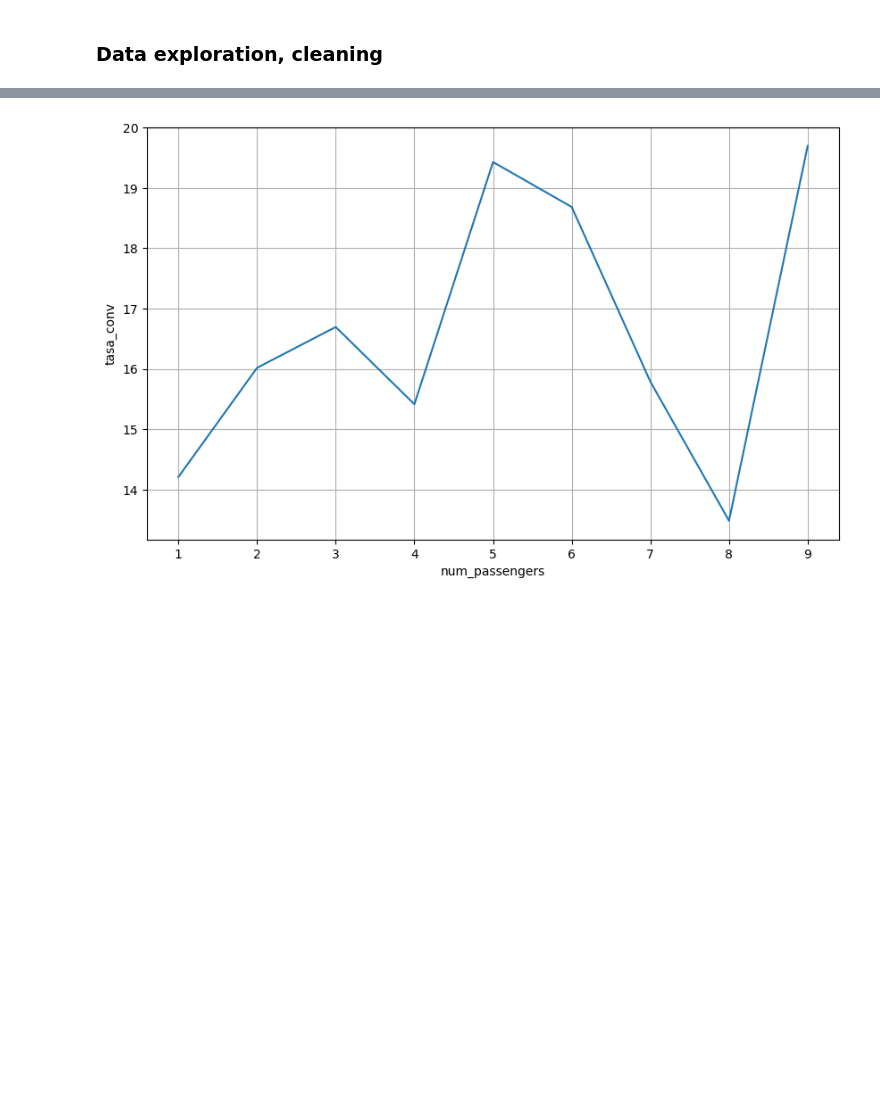
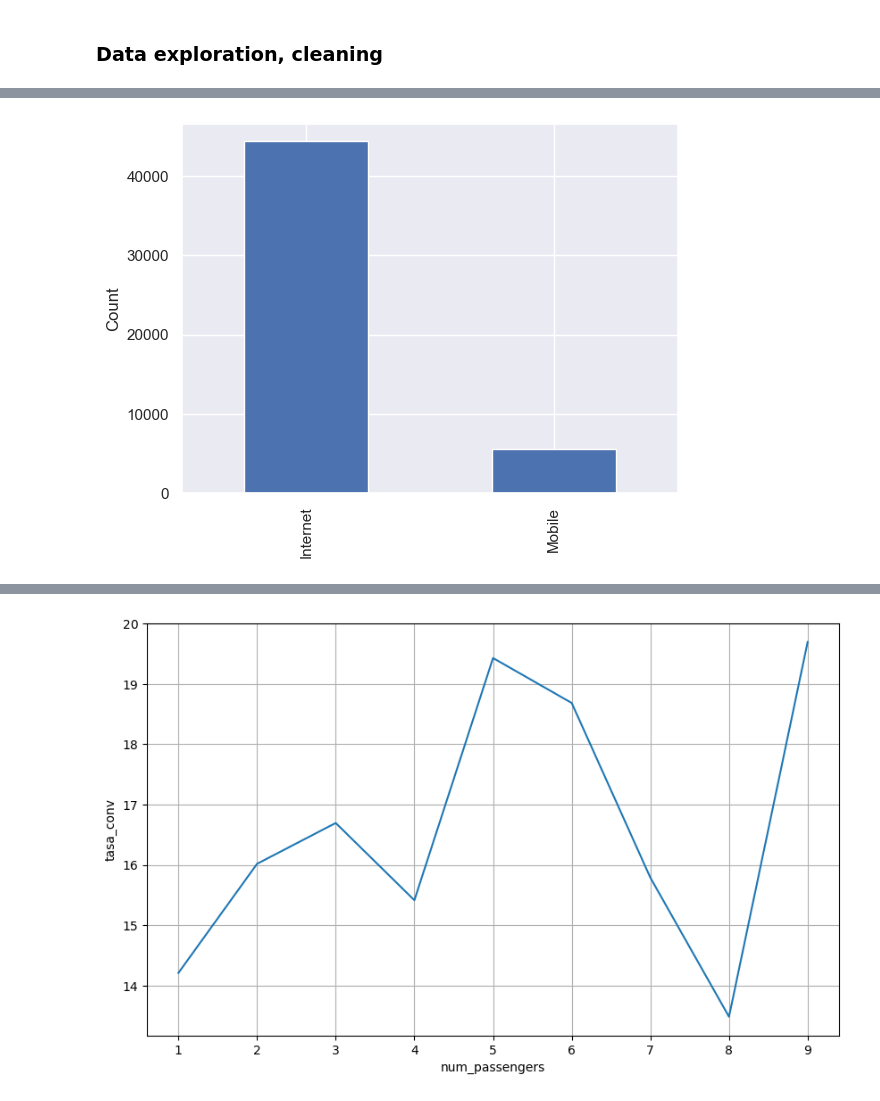
Before and after one commit to dasanmiguelv/supervised-machine-learning, a Jupyter notebook: behaviour-buying/Getting Started.ipynb, the cells around one changed output, grey strips where cells are left out. Saved outputs shown, nothing was run; the diff lists cells and outputs as text; code cells hidden in the pictures; blank space fills up the shorter version.

```diff
--- a/behaviour-buying/Getting Started.ipynb
+++ b/behaviour-buying/Getting Started.ipynb
@@ -136,0 +155,6 @@ import seaborn as sns
+# %%
+df['sales_channel'].value_counts().plot(kind='bar')
+plt.ylabel('Count')
+plt.show()
+# %% [output]
+[figure, added]
```
Also changed, not shown: parts of 19 cells of this notebook.
